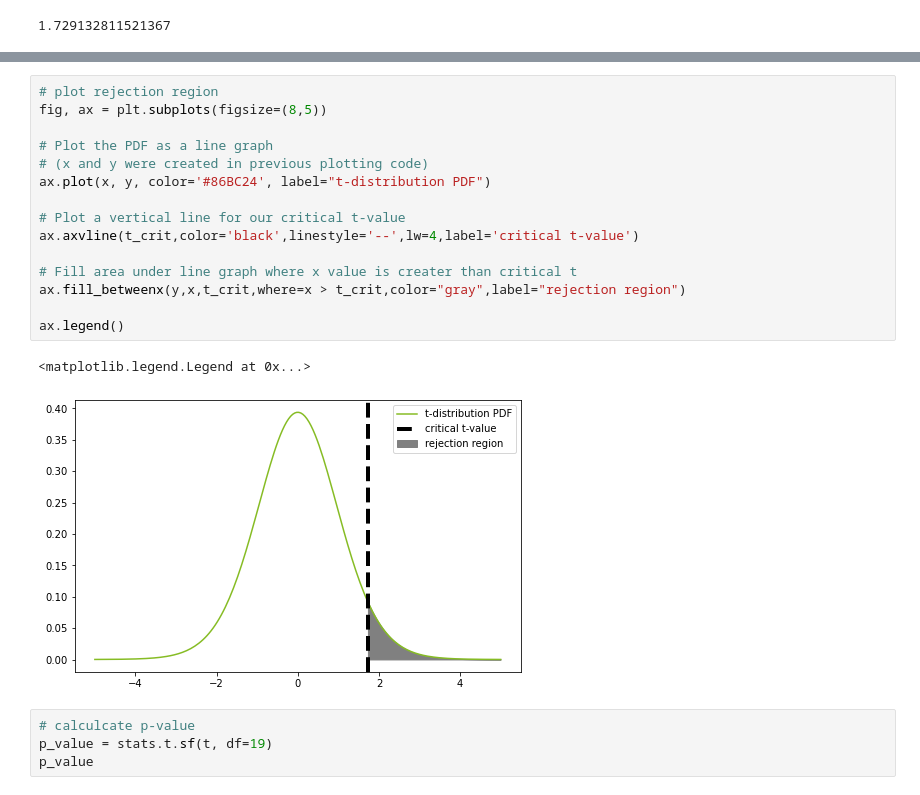
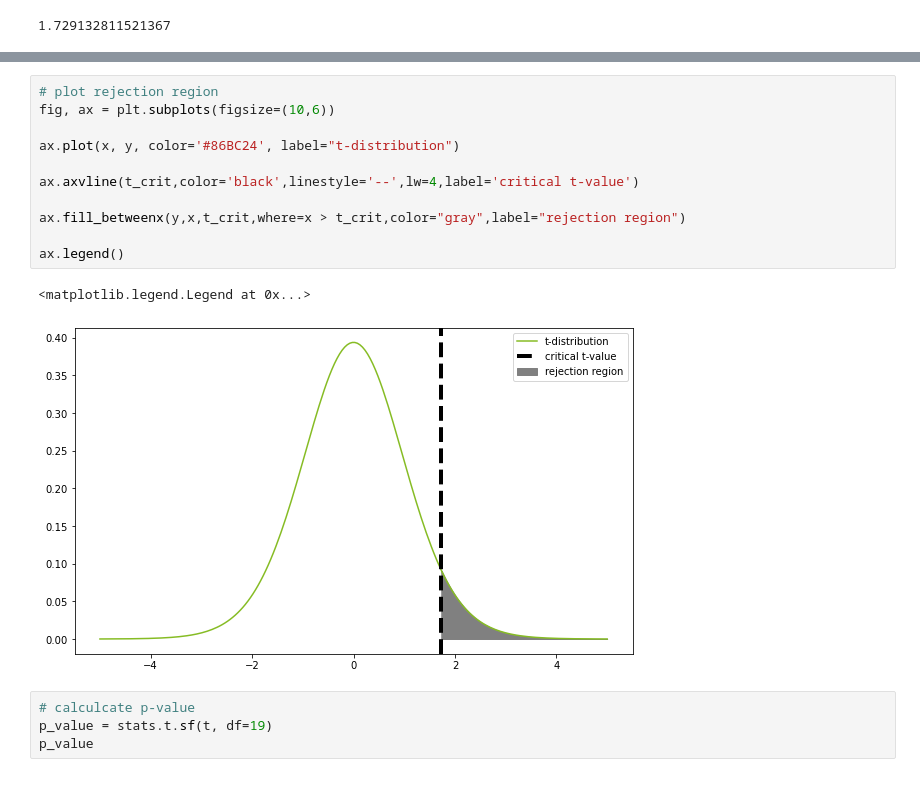
Before and after one commit to harte3/Flatiron-Capstone-Group-2, a Jupyter notebook: notebooks/alivia-vaia/Genre and Revenue.ipynb, the cells around one changed output, grey strips where cells are left out. Saved outputs shown, nothing was run; the diff lists cells and outputs as text.

```diff
--- a/notebooks/alivia-vaia/Genre and Revenue.ipynb
+++ b/notebooks/alivia-vaia/Genre and Revenue.ipynb
@@ -390,21 +377,17 @@ t_crit
 # %%
 # plot rejection region
-fig, ax = plt.subplots(figsize=(8,5))
+fig, ax = plt.subplots(figsize=(10,6))
 
-# Plot the PDF as a line graph
-# (x and y were created in previous plotting code)
-ax.plot(x, y, color='#86BC24', label="t-distribution PDF")
+ax.plot(x, y, color='#86BC24', label="t-distribution")
 
-# Plot a vertical line for our critical t-value
 ax.axvline(t_crit,color='black',linestyle='--',lw=4,label='critical t-value')
 
-# Fill area under line graph where x value is creater than critical t
 ax.fill_betweenx(y,x,t_crit,where=x > t_crit,color="gray",label="rejection region")
 
 ax.legend()
 # %% [output]
 <matplotlib.legend.Legend at 0x...>
-[figure, old version]
+[figure, new version]
 # %%
 # calculcate p-value
 p_value = stats.t.sf(t, df=19)
```
Also changed, not shown: parts of 7 cells of this notebook.
